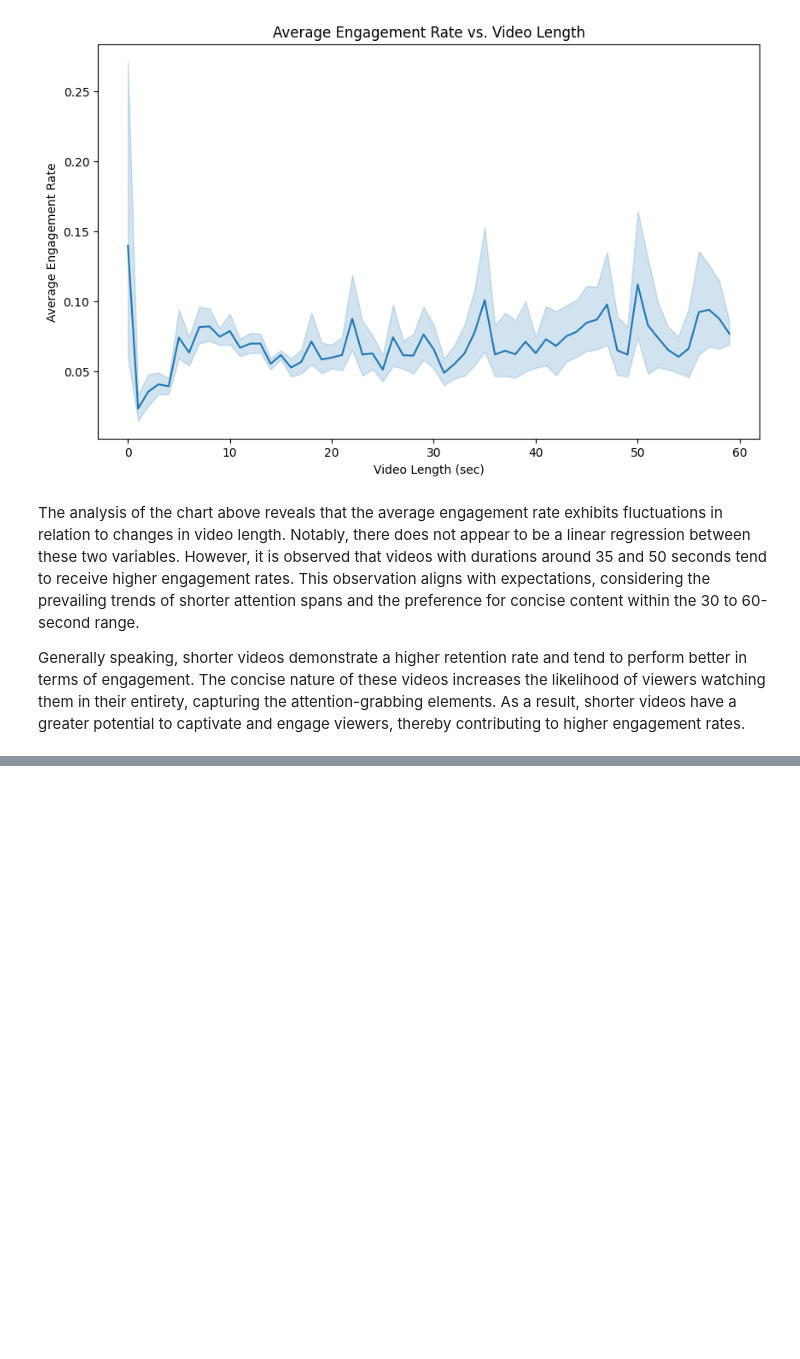
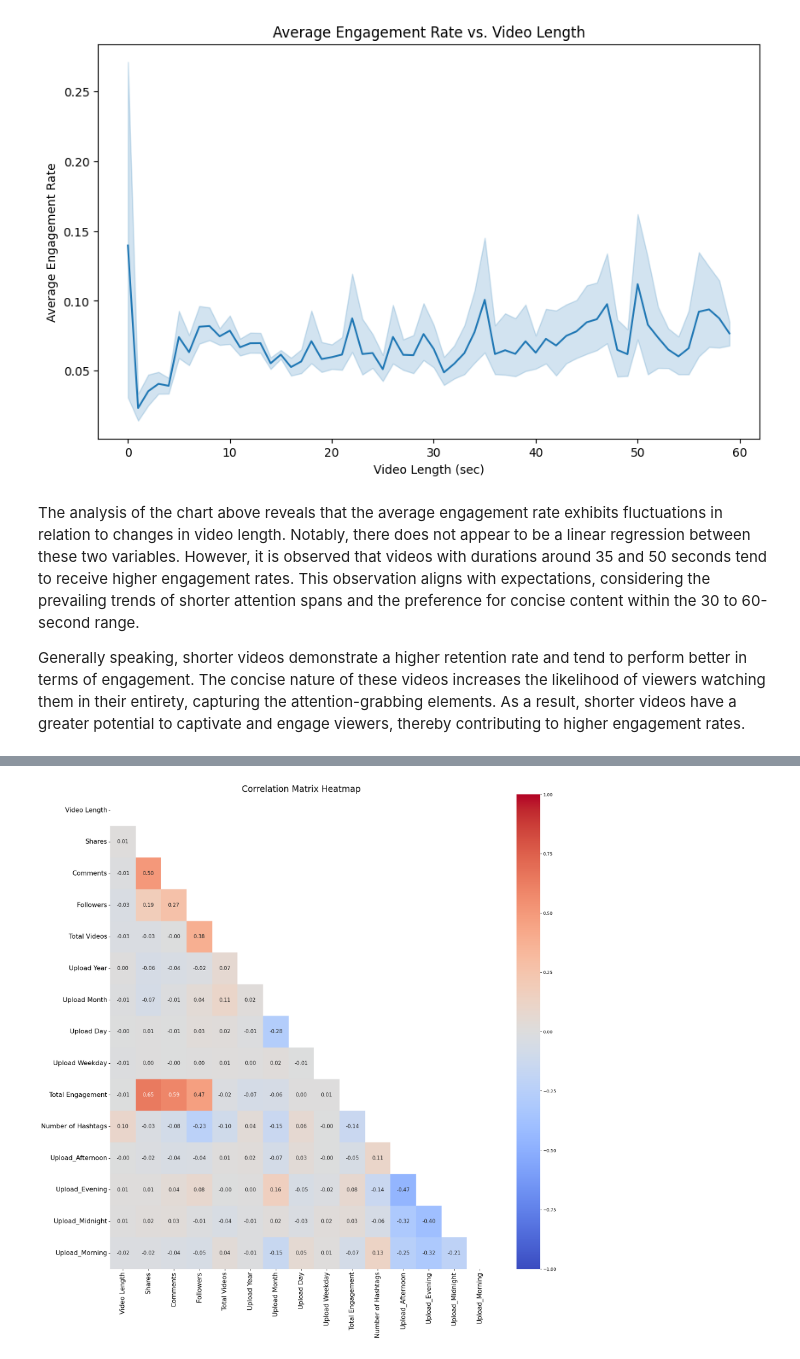
Before and after one commit to tianlan8/TikTok_Engagement_Rate_Analysis_Prediction, a Jupyter notebook: Notebooks/Tian Lan_Capstone project_2 (EDA).ipynb, the cells around one changed output, grey strips where cells are left out. Drawn from its saved outputs; the diff is of its cells as text; code cells hidden in the pictures; blank space fills up the shorter version.

```diff
--- a/Notebooks/Tian Lan_Capstone project_2 (EDA).ipynb
+++ b/Notebooks/Tian Lan_Capstone project_2 (EDA).ipynb
@@ -708,0 +836,2 @@ Based on the analysis of the heatmap, several key observations can be made:
+# %%
+X.drop(columns=['Video ID', 'Views', 'Likes', 'Total Likes'], axis=1, inplace=True)
@@ -708,0 +858,4 @@ Based on the analysis of the heatmap, several key observations can be made:
+# %%
+corr_df = X.corr()
+
+corr_df
@@ -708,0 +879,17 @@ Based on the analysis of the heatmap, several key observations can be made:
+# %%
+# Re-compute the correlations between each independent variable and visualize the results once again.
+
+mask = np.triu(corr_df)
+
+plt.figure(figsize=(20,20))
+
+heatmap = sns.heatmap(corr_df, annot=True, vmax=1, vmin=-1, cmap='coolwarm', mask=mask, center=0, fmt=".2f", annot_kws={"size": 12})
+
+heatmap.set_xticklabels(heatmap.get_xticklabels(), fontsize=15)
+heatmap.set_yticklabels(heatmap.get_yticklabels(), fontsize=15)
+
+plt.title('Correlation Matrix Heatmap', fontsize=20)
+
+plt.show()
+# %% [output]
+[figure, added]
```
Also changed, not shown: parts of 54 cells of this notebook, 6 other files.
